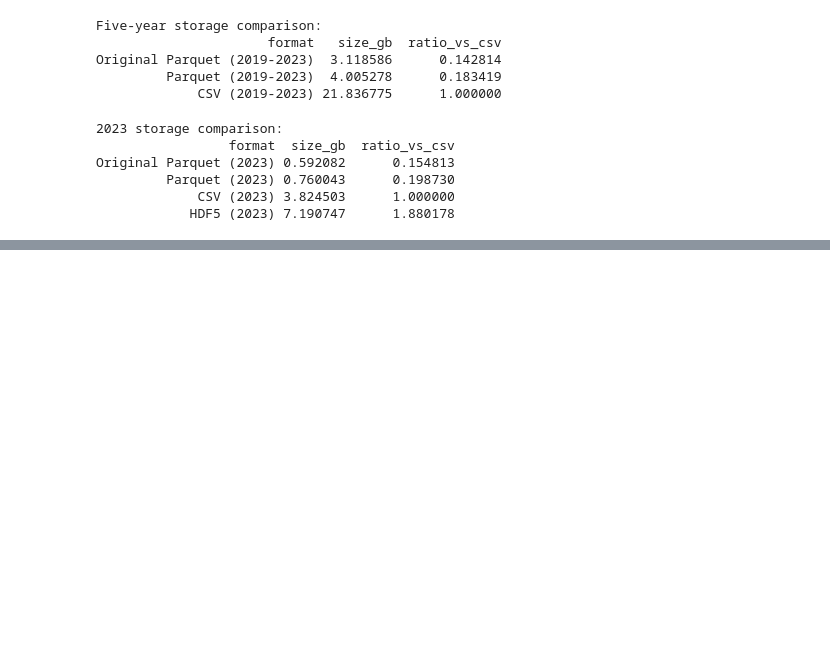
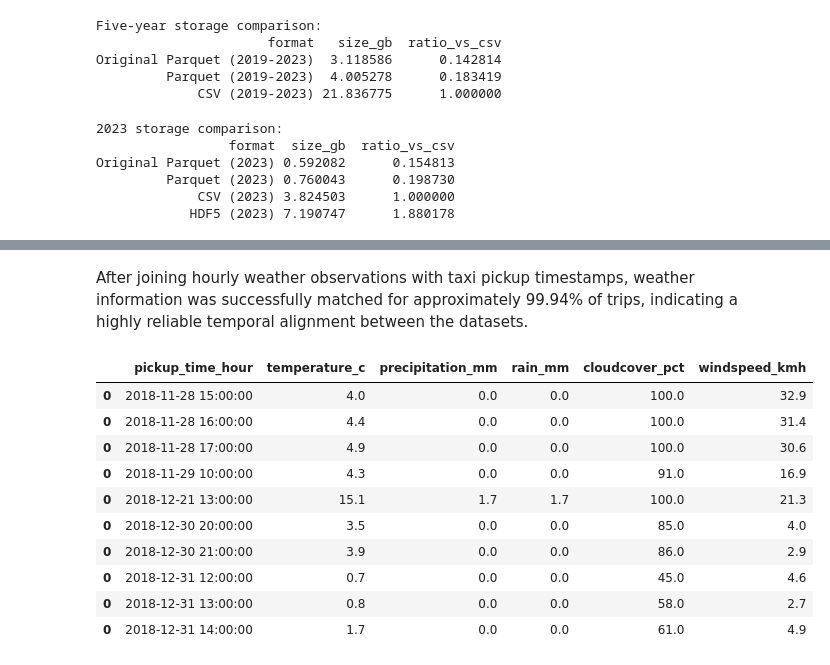
Before and after one commit to biljanaa33/big_data, a Jupyter notebook: assignment3.ipynb, the cells around one changed output, grey strips where cells are left out. Cells and saved outputs as stored; diff of their text form; code cells hidden in the pictures; blank space fills up the shorter version.

```diff
--- a/assignment3.ipynb
+++ b/assignment3.ipynb
@@ -421,0 +489,19 @@ Original Parquet (2023) 0.592082      0.154813
+# %%
+# Convert weather data to Dask
+weather_dd = dd.from_pandas(weather_small, npartitions=4)
+# %%
+# Filter Taxi Data to Weather Time Range, preventing unmatched timestamps during join
+weather_min = weather_small["pickup_time_hour"].min()
+weather_max = weather_small["pickup_time_hour"].max()
+
+taxi_df = taxi_df[
+    (taxi_df["tpep_pickup_datetime"] >= weather_min) &
+    (taxi_df["tpep_pickup_datetime"] <= weather_max)
+]
+# %%
+# Merge taxi data with weather data using temporal join on the hourly timestamp
+taxi_weather_df = taxi_df.merge(
+    weather_dd,
+    on="pickup_time_hour",
+    how="left"
+)
@@ -421,0 +530,31 @@ Original Parquet (2023) 0.592082      0.154813
+# %% [markdown]
+After joining hourly weather observations with taxi pickup timestamps, weather information was successfully matched for approximately 99.94% of trips, indicating a highly reliable temporal alignment between the datasets.
+# %%
+taxi_weather_df = taxi_weather_df.persist()
+taxi_weather_df = taxi_weather_df.repartition(partition_size="256MB")
+taxi_weather_df.to_parquet(
+    PARQUET_OUTPUT,
+    engine="pyarrow",
+    write_index=False
+)
+# %%
+taxi_weather_df[[
+    "pickup_time_hour",
+    "temperature_c",
+    "precipitation_mm",
+    "rain_mm",
+    "cloudcover_pct",
+    "windspeed_kmh",
+]].drop_duplicates().compute().sort_values("pickup_time_hour").head(10)
+# %% [output]
+|  | pickup_time_hour | temperature_c | precipitation_mm | rain_mm | cloudcover_pct | windspeed_kmh |
+| 0 | 2018-11-28 15:00:00 | 4.0 | 0.0 | 0.0 | 100.0 | 32.9 |
+| 0 | 2018-11-28 16:00:00 | 4.4 | 0.0 | 0.0 | 100.0 | 31.4 |
+| 0 | 2018-11-28 17:00:00 | 4.9 | 0.0 | 0.0 | 100.0 | 30.6 |
+| 0 | 2018-11-29 10:00:00 | 4.3 | 0.0 | 0.0 | 91.0 | 16.9 |
+| 0 | 2018-12-21 13:00:00 | 15.1 | 1.7 | 1.7 | 100.0 | 21.3 |
+| 0 | 2018-12-30 20:00:00 | 3.5 | 0.0 | 0.0 | 85.0 | 4.0 |
+| 0 | 2018-12-30 21:00:00 | 3.9 | 0.0 | 0.0 | 86.0 | 2.9 |
+| 0 | 2018-12-31 12:00:00 | 0.7 | 0.0 | 0.0 | 45.0 | 4.6 |
+| 0 | 2018-12-31 13:00:00 | 0.8 | 0.0 | 0.0 | 58.0 | 2.7 |
+| 0 | 2018-12-31 14:00:00 | 1.7 | 0.0 | 0.0 | 61.0 | 4.9 |
```
Also changed, not shown: parts of 48 cells of this notebook.
